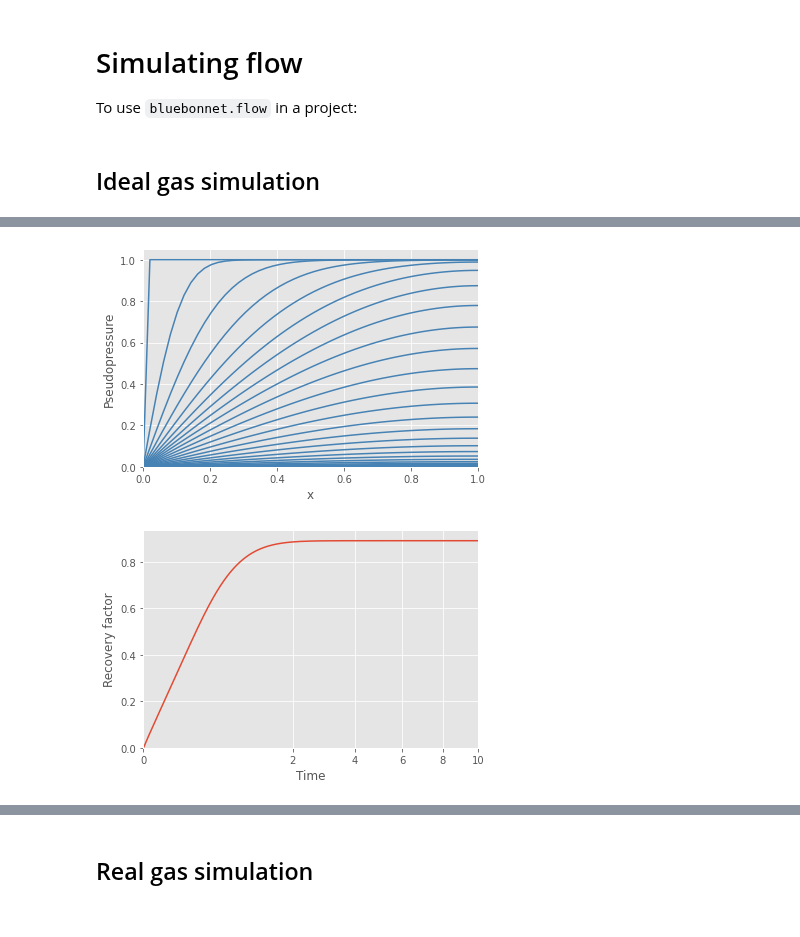
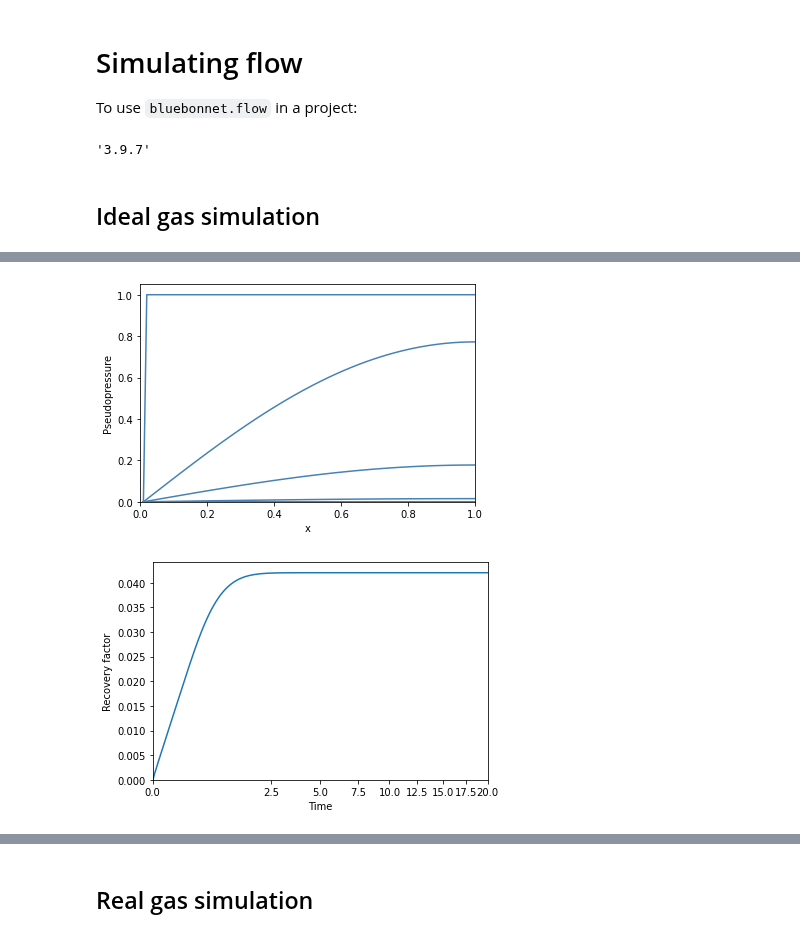
Before and after one commit to frank1010111/bluebonnet, a Jupyter notebook: docs/RealGasFlows.ipynb, the cells around one changed output, grey strips where cells are left out. Cells and saved outputs as stored; diff of their text form; code cells hidden in the pictures.

```diff
--- a/docs/RealGasFlows.ipynb
+++ b/docs/RealGasFlows.ipynb
@@ -19,16 +24,39 @@ from bluebonnet.fluids.fluid import Fluid, pseudopressure
 from bluebonnet import plotting
 
 #plt.style.use("ggplot")
+# %%
+from platform import python_version
+python_version()
+# %% [output]
+'3.9.7'
 # %%
-def plot_pseudopressure(reservoir, ax=None,xmax=1,mtop=1.05):
+def plot_pseudopressure(reservoir, rescale=False,ax=None,xmax=1,mbot=0,mtop=1.05):
     if ax is None:
         fig, ax = plt.subplots()
     x = np.linspace(1/reservoir.nx, 1, reservoir.nx)
+    pinit=reservoir.pseudopressure[0,-1]
     for i, p in enumerate(reservoir.pseudopressure):
         if i % 200 == 0:
-            ax.plot(x,p, color='steelblue')
-    ax.set(xlabel="x", ylabel="Pseudopressure", xlim=(0, xmax), ylim=(0,mtop))
+            if rescale:
+                pscale=(p-p[0])/(pinit-p[0])
+                ax.plot(x,pscale, color='steelblue')
+            else:
+                ax.plot(x,p, color='steelblue')
+    ax.set(xlabel="x", ylabel="Pseudopressure", xlim=(0, xmax), ylim=(mbot,mtop))
     return fig, ax
+
+def plot_recovery_rate(reservoir, ax=None, change_ticks=False):
+    if ax is None:
+        fig, ax = plt.subplots()
+    rf = reservoir.recovery_factor()
+    rate=reservoir.rate
+    time = reservoir.time
+    ax.plot(time, rate)
+    ax.set(xscale='log', yscale='log',ylim=(1.e-4, None), xlim=(0, max(time)))
+    if change_ticks:
+        tick_locs = np.round((np.linspace(0,1,7) * np.sqrt(max(time)))**2,1)
+        ax.set_xticks(tick_locs)
+    return ax
 
 def plot_recovery_factor(reservoir, ax=None, change_ticks=False):
     if ax is None:
@@ -47,11 +75,15 @@ time = np.linspace(0, np.sqrt(t_end), 5000) ** 2
 # %% [markdown]
 ## Ideal gas simulation
 # %%
-
-res_ideal = IdealReservoir(50, 1000, 9000, None)
+Pi=12000
+Pf=11500
+res_ideal = IdealReservoir(100, Pf, Pi, None)
 %time res_ideal.simulate(time)
-rf_ideal = res_ideal.recovery_factor()ax = plot_pseudopressure(res_ideal)
+rf_ideal = res_ideal.recovery_factor()
+ax = plot_pseudopressure(res_ideal)
 
 ax = plot_recovery_factor(res_ideal)
 ax.set(xlabel="Time", ylabel="Recovery factor")
+print(rf_ideal[-1])
+print(1-Pf/Pi)
 # %% [output]
@@ -59,2 +94,2 @@ ax.set(xlabel="Time", ylabel="Recovery factor")
-[figure, old version]
+[figure, new version]
-[figure, old version]
+[figure, new version]
```
Also changed, not shown: parts of 15 cells of this notebook, 16 other files.
